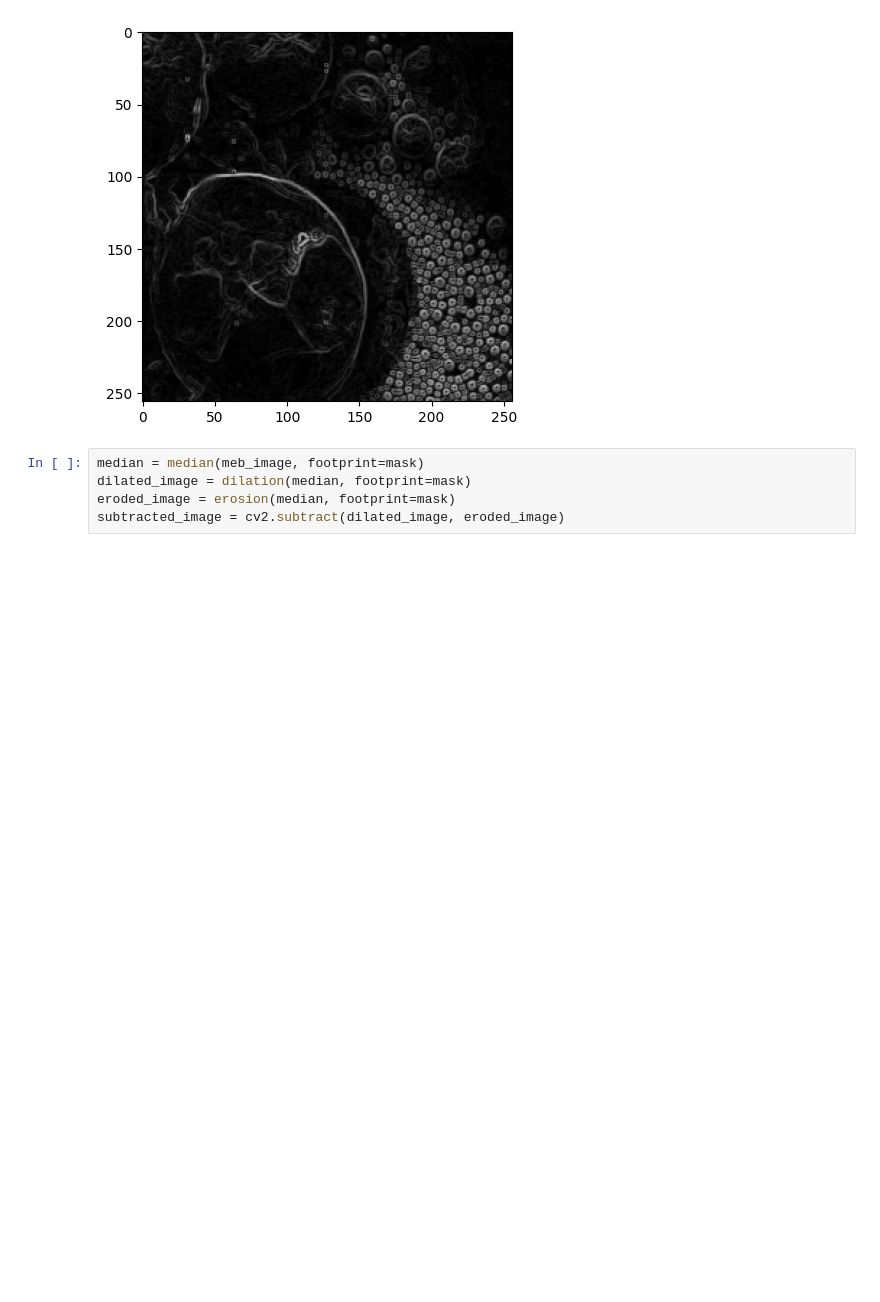
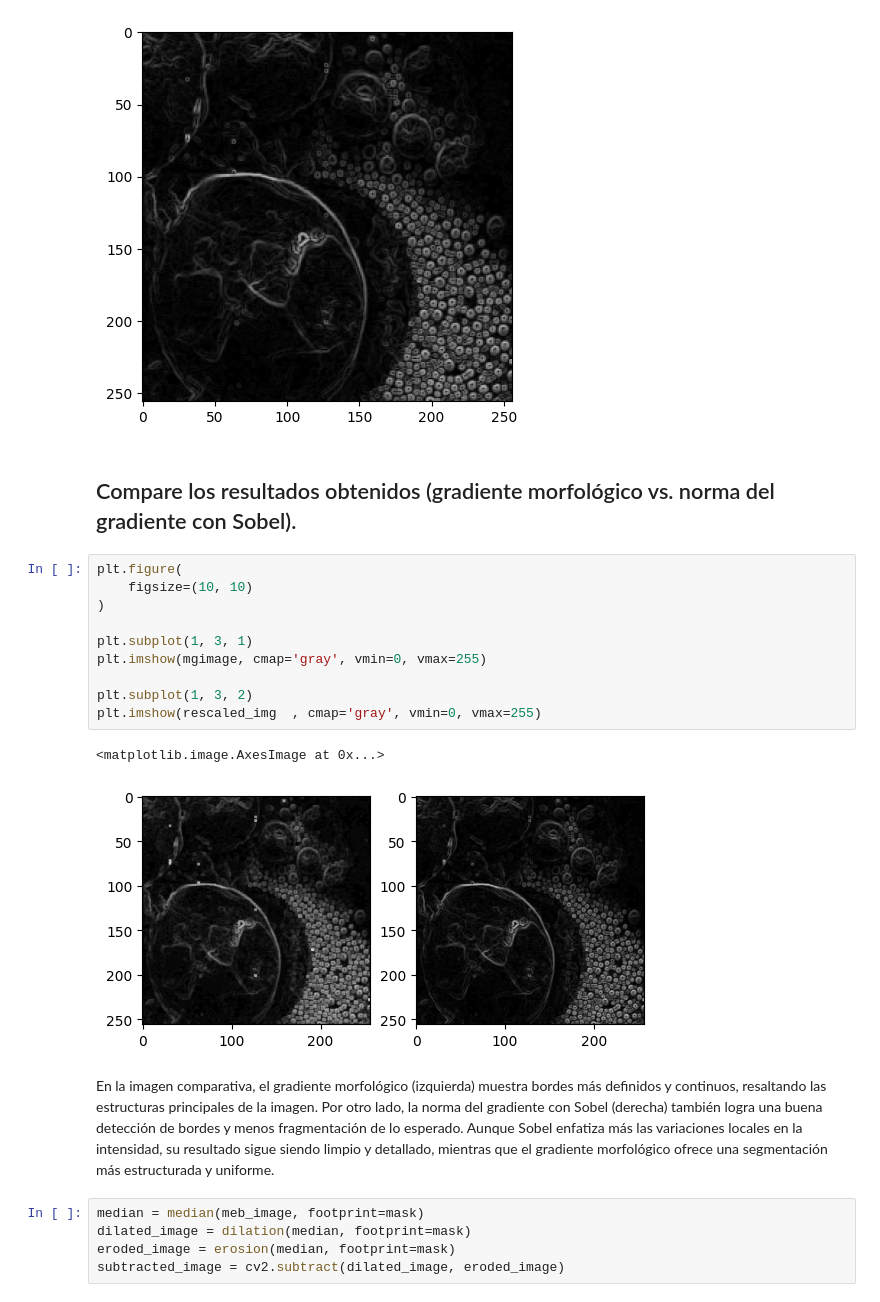
Before and after one commit to pukinidev/TalleresImagenes, a Jupyter notebook: Taller5/2. Gradiente morfológico.ipynb, the cells around one changed output. Saved outputs shown, nothing was run; the diff lists cells and outputs as text; blank space fills up the shorter version.

Commit message:
Terminando gradiente morfologico

```diff
--- a/Taller5/2. Gradiente morfológico.ipynb
+++ b/Taller5/2. Gradiente morfológico.ipynb
@@ -29,6 +31,23 @@ plt.imshow(rescaled_img, cmap='gray', vmin=0, vmax=255)
 # %% [output]
 <matplotlib.image.AxesImage at 0x...>
 [figure]
+# %% [markdown]
+## Compare los resultados obtenidos (gradiente morfológico vs. norma del gradiente con Sobel).
+# %%
+plt.figure(
+    figsize=(10, 10)
+)
+
+plt.subplot(1, 3, 1)
+plt.imshow(mgimage, cmap='gray', vmin=0, vmax=255)
+
+plt.subplot(1, 3, 2)
+plt.imshow(rescaled_img  , cmap='gray', vmin=0, vmax=255)
+# %% [output]
+<matplotlib.image.AxesImage at 0x...>
+[figure, added]
+# %% [markdown]
+En la imagen comparativa, el gradiente morfológico (izquierda) muestra bordes más definidos y continuos, resaltando las estructuras principales de la imagen. Por otro lado, la norma del gradiente con Sobel (derecha) también logra una buena detección de bordes y menos fragmentación de lo esperado. Aunque Sobel enfatiza más las variaciones locales en la intensidad, su resultado sigue siendo limpio y detallado, mientras que el gradiente morfológico ofrece una segmentación más estructurada y uniforme.
 # %%
 median = median(meb_image, footprint=mask)
 dilated_image = dilation(median, footprint=mask)
```
Also changed, not shown: parts of 4 cells of this notebook, 1 other file.
